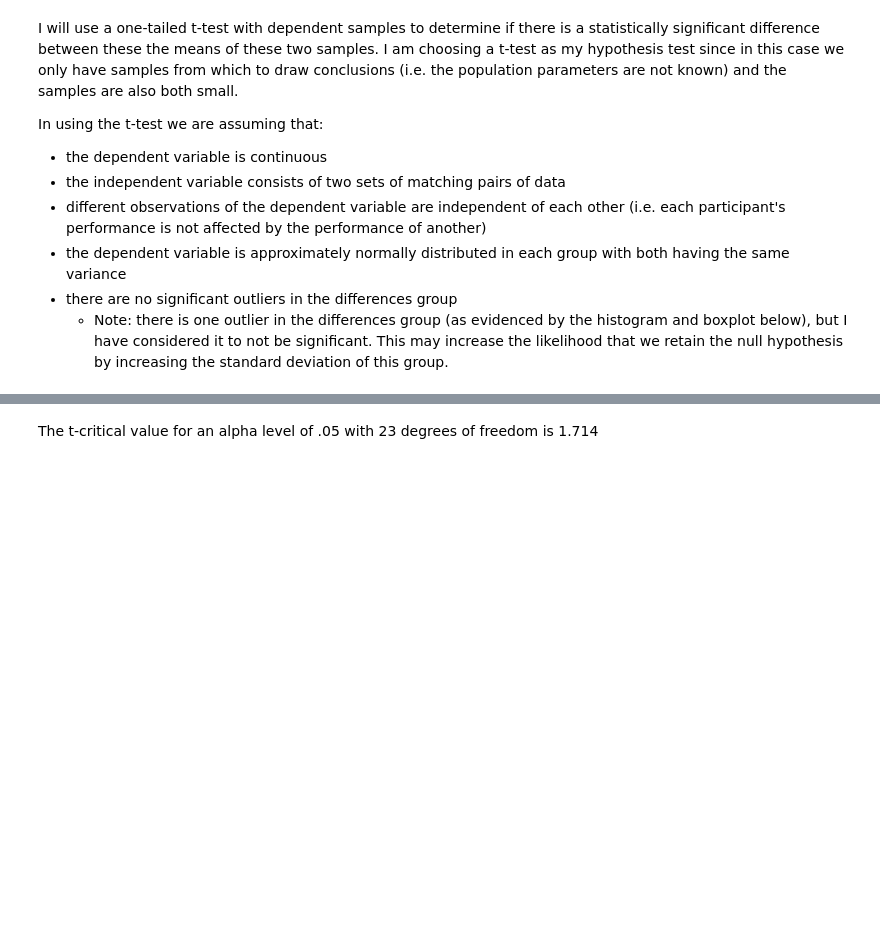
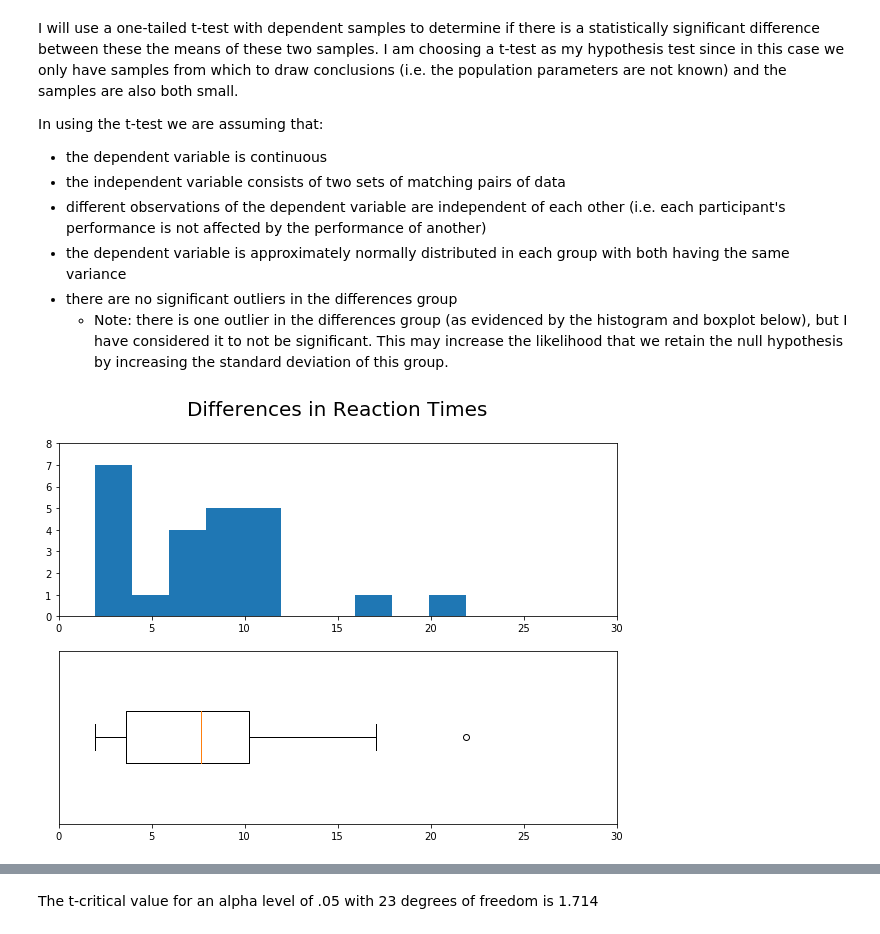
Before and after one commit to jaclynrich/stroop-analysis, a Jupyter notebook: stroop_effect.ipynb, the cells around one changed output, grey strips where cells are left out. Saved outputs shown, nothing was run; the diff lists cells and outputs as text; code cells hidden in the pictures; blank space fills up the shorter version.

Commit message:
Increase size of differences in reaction times plot

```diff
--- a/stroop_effect.ipynb
+++ b/stroop_effect.ipynb
@@ -156,19 +152,23 @@ In using the t-test we are assuming that:
 * there are no significant outliers in the differences group
     * Note: there is one outlier in the differences group (as evidenced by the histogram and boxplot below), but I have considered it to not be significant.  This may increase the likelihood that we retain the null hypothesis by increasing the standard deviation of this group.
 # %%
+fig, (ax1, ax2)  = plt.subplots(2, 1, figsize=(10,7))
+
 ax1 = plt.subplot(211)
 plt.hist(data['Difference'])
-plt.title('Differences in Reaction Times\n', fontsize=14)
+plt.title('Differences in Reaction Times\n', fontsize=20)
 plt.axis((0,30,0,8))
 
 ax2 = plt.subplot(212, sharex=ax1)
 plt.boxplot(data['Difference'], labels=[''],vert=False, widths=0.3)
 x1,x2,y1,y2 = plt.axis()
 plt.axis((0,30,y1,y2))
 yticks = ax2.yaxis.get_major_ticks()
 ax2.yaxis.set_ticks_position('none')
 
 plt.show()
+# %% [output]
+[figure, added]
 # %%
 mean_diff = stats.loc['mean']['Difference']
 print('Mean difference: {:.3f}'.format(mean_diff))
```
Also changed, not shown: parts of 7 cells of this notebook, 2 other files.
